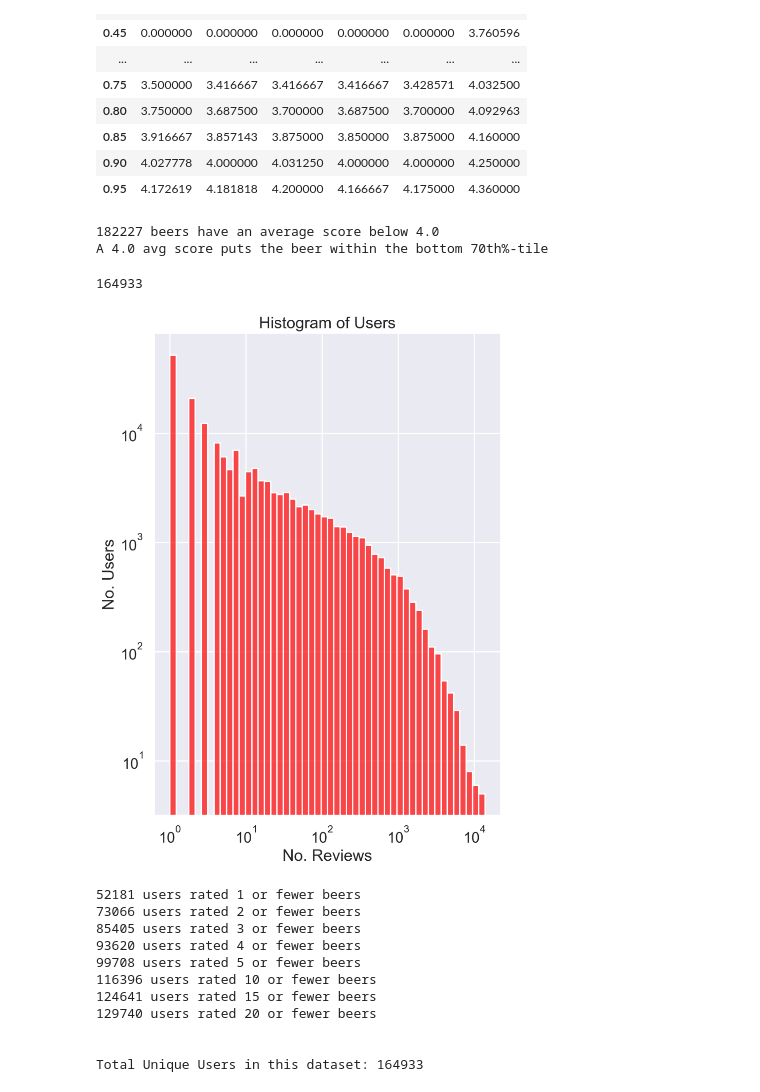
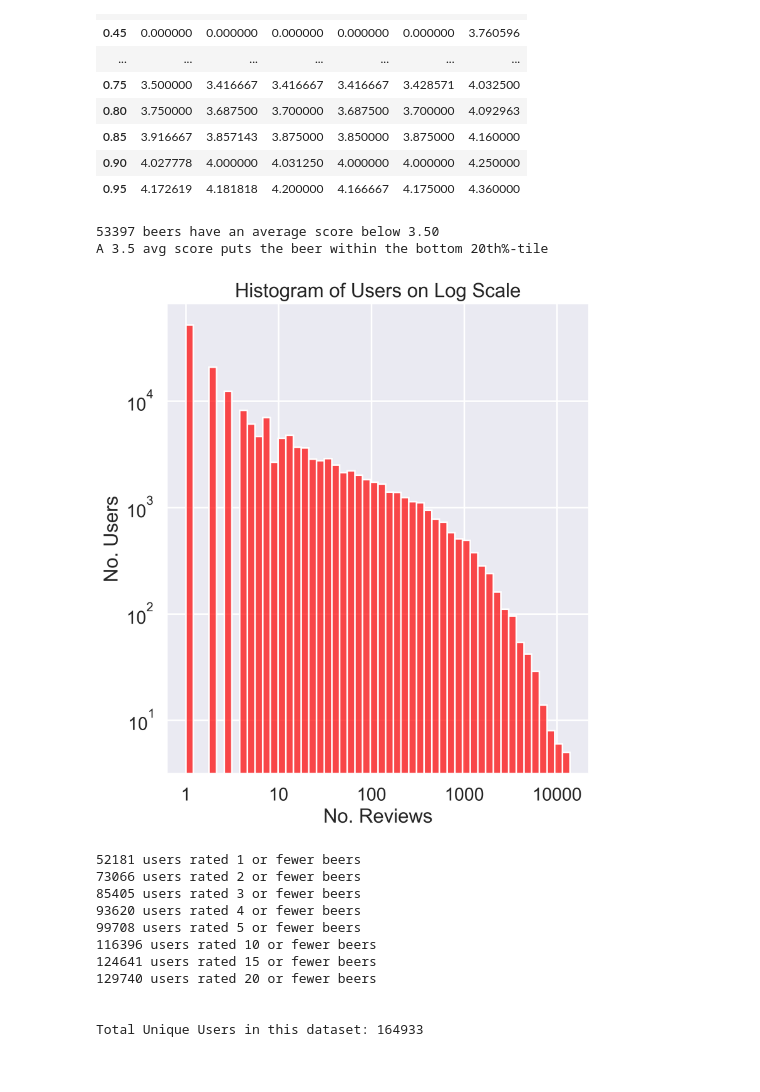
Before and after one commit to DevoSilk/Capstone3, a Jupyter notebook: src/cap3copy.ipynb, the cells around one changed output. Saved outputs shown, nothing was run; the diff lists cells and outputs as text; code cells hidden in the pictures.

```diff
--- a/src/cap3copy.ipynb
+++ b/src/cap3copy.ipynb
@@ -29,7 +29,7 @@ import seaborn as sns
 import warnings
 warnings.filterwarnings("ignore")
 # %%
-reviews= pd.read_csv('~/den-19/capstone3/Capstone3/data/reviews.csv')
+reviews= pd.read_csv('~/Desktop/capstone3.2/Capstone3/data/reviews.csv')
 reviews.info()
 # %% [output]
 <class 'pandas.core.frame.DataFrame'>
@@ -81,7 +81,7 @@ Data columns (total 8 columns):
 dtypes: float64(6), int64(1), object(1)
 memory usage: 553.8+ MB
 # %%
-beers = pd.read_csv('~/den-19/capstone3/Capstone3/data/beers.csv')
+beers = pd.read_csv('~/Desktop/Capstone3.2/Capstone3/data/beers.csv')
 beers.columns
 # %% [output]
 Index(['id', 'name', 'brewery_id', 'state', 'country', 'style', 'availability',
@@ -101,7 +101,7 @@ beers_1.head()
 | 8818 | 6 | Turbodog | 3 | English Brown Ale |
 | 8819 | 7 | Purple Haze | 3 | Fruit and Field Beer |
 # %%
-brewery = pd.read_csv('~/den-19/capstone3/Capstone3/data/breweries.csv')
+brewery = pd.read_csv('~/Desktop/Capstone3.2/Capstone3/data/breweries.csv')
 brewery.columns
 # %% [output]
 Index(['id', 'name', 'city', 'state', 'country', 'notes', 'types'], dtype='object')
@@ -248,39 +243,37 @@ grouped_beers.mean().sort_values(by= 'score', ascending=False).quantile(np.arang
 | 0.95 | 4.172619 | 4.181818 | 4.200000 | 4.166667 | 4.175000 | 4.360000 |
 # %%
 avg_score= grouped_beers.mean()
-#beers with average rating less than 4.0 are not worth recommending, and
+#beers with average rating less than 3.50 are not worth recommending, and
 #i wanted to save on computational power
 
-below_avg = avg_score['score'] < 4.0
+below_avg = avg_score['score'] < 3.5
 below_avg_count = len(avg_score[below_avg])
 
-print('{} beers have an average score below 4.0'.format(below_avg_count))
-print('A 4.0 avg score puts the beer within the bottom 70th%-tile')
+print('{} beers have an average score below 3.50'.format(below_avg_count))
+print('A 3.5 avg score puts the beer within the bottom 20th%-tile')
 # %% [output]
-182227 beers have an average score below 4.0
-A 4.0 avg score puts the beer within the bottom 70th%-tile
+53397 beers have an average score below 3.50
+A 3.5 avg score puts the beer within the bottom 20th%-tile
 # %%
 data2=all_three_1.username.value_counts()
-print(len(data2))
-plt.figure(figsize= (7,10), dpi=250)
+
+plt.figure( figsize= (7,8), dpi=300)
 sns.set_style('darkgrid')
 sns.set_context('talk')
 ax2 = sns.histplot(data2, bins = 50, kde=False, color= 'red', alpha=.7, log_scale=(True, True))
 
-#second_ax2 = ax2.twinx()
-
-#sns.distplot(data2, ax=second_ax2, kde=True, hist= True)
-
-#second_ax2.set_yticks([])
-
 ax2.set_xlabel('No. Reviews')
 ax2.set_ylabel('No. Users')
-ax2.set_title('Histogram of Users');
+ax2.set_title('Histogram of Users on Log Scale')
 
-#plt.savefig('User_counts_3.png')
+ax2.xaxis.set_major_formatter(mpl.ticker.ScalarFormatter())
+#ax2.yaxis.set_major_formatter(mpl.ticker.ScalarFormatter())
+ax2.set_xticks([1,10, 100, 1000, 10000]);
+#ax2.set_yticks([1,10, 100, 1000, 10000]);
+
+#plt.savefig('User_counts_3_2.png')
 # %% [output]
-164933
-[figure, old version]
+[figure, new version]
 # %%
 grouped_users= all_three_1.groupby('username')
 # %%
```
Also changed, not shown: parts of 76 cells of this notebook, 4 other files.
